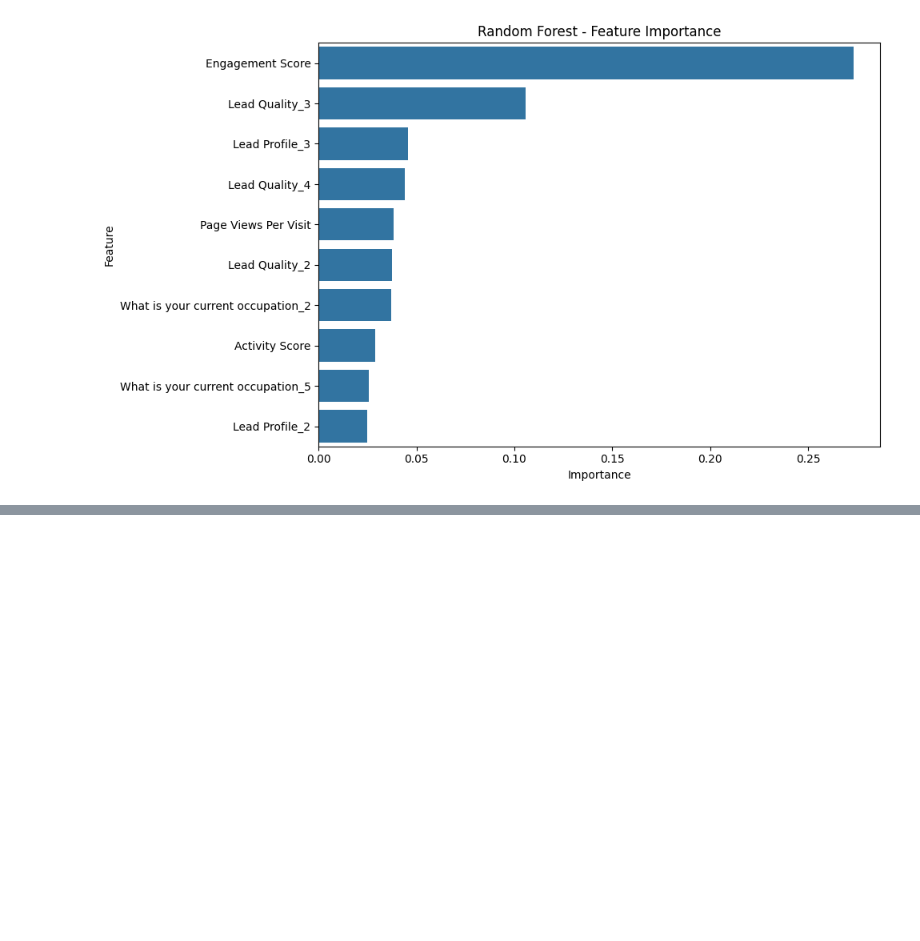
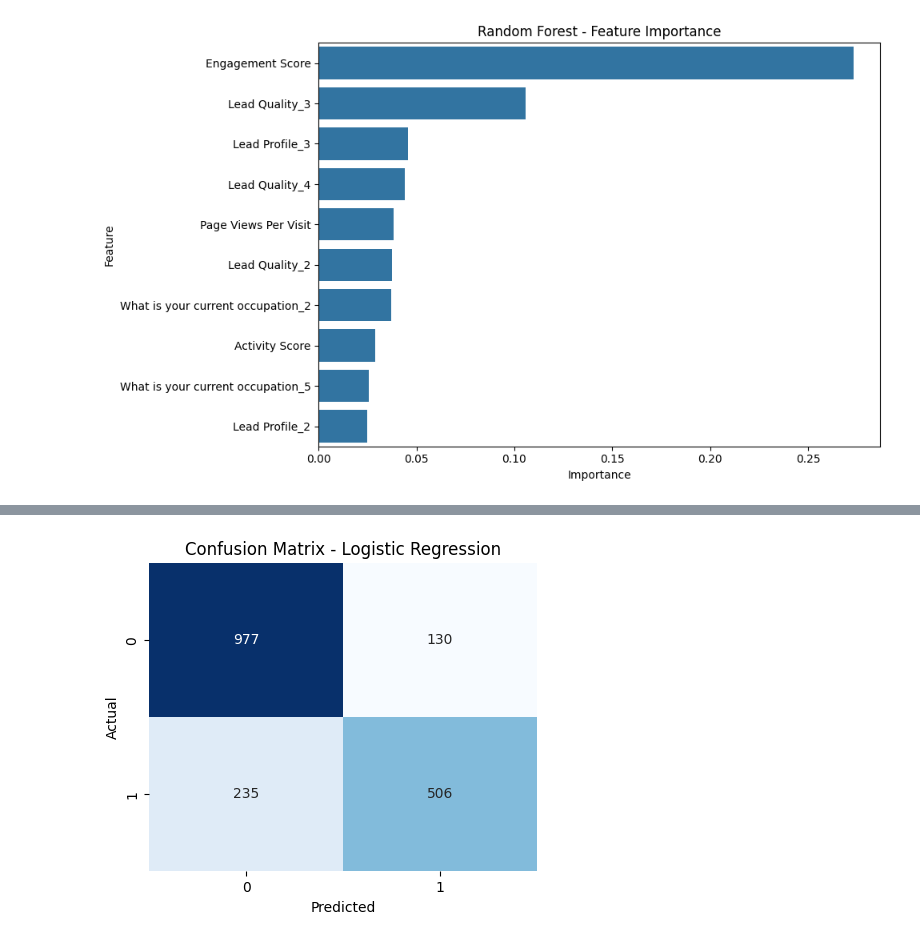
Before and after one commit to varshinipaluri/DataScience_LeadScoring, a Jupyter notebook: models_code.ipynb, the cells around one changed output, grey strips where cells are left out. Saved outputs shown, nothing was run; the diff lists cells and outputs as text; code cells hidden in the pictures; blank space fills up the shorter version.

```diff
--- a/updated_model.ipynb
+++ b/models_code.ipynb
@@ -10,8 +10,8 @@ from sklearn.metrics import confusion_matrix
 from sklearn.metrics import classification_report
 # %%
 # load data
-data = pd.read_csv('updated_model_features.csv')
-data.drop('Prospect ID',axis=1,inplace=True)
+data = pd.read_csv('selected_features.csv')
+data.drop(['Prospect ID'], axis=1, inplace=True)
 data.to_csv('final_features.csv',index=False)
 # %%
 X = data.drop('Converted', axis=1)
@@ -414,0 +365,85 @@ weighted avg       0.83      0.83      0.83      1848
+# %%
+# Import necessary libraries
+import numpy as np
+import pandas as pd
+import matplotlib.pyplot as plt
+import seaborn as sns
+
+from sklearn.model_selection import train_test_split
+from sklearn.metrics import accuracy_score, confusion_matrix, classification_report, roc_auc_score
+
+# Load the dataset
+data = pd.read_csv('updated_model_features.csv')
+
+# Define features (X) and target variable (y)
+X = data.drop('Converted', axis=1)
+y = data['Converted']
+
+# Split dataset into training (80%) and testing (20%)
+X_train, X_test, y_train, y_test = train_test_split(X, y, test_size=0.2, random_state=42)
+
+# Dictionary to store model results
+results = {}
+
+# Function to train, evaluate and store results of each model
+def evaluate_model(model, model_name):
+    """
+    Trains the model, makes predictions, evaluates performance, and stores results.
+    """
+    model.fit(X_train, y_train)  # Train model
+    predictions = model.predict(X_test)  # Predict on test data
+
+    # Compute evaluation metrics
+    accuracy = accuracy_score(y_test, predictions)
+    roc_auc = roc_auc_score(y_test, predictions)
+
+    # Store results
+    results[model_name] = {
+        'accuracy': accuracy,
+        'roc_auc': roc_auc,
+        'conf_matrix': confusion_matrix(y_test, predictions),
+        'classification_report': classification_report(y_test, predictions)
+    }
+
+    # Display Confusion Matrix
+    plt.figure(figsize=(5, 4))
+    sns.heatmap(results[model_name]['conf_matrix'], annot=True, fmt="d", cmap="Blues", cbar=False)
+    plt.xlabel('Predicted')
+    plt.ylabel('Actual')
+    plt.title(f'Confusion Matrix - {model_name}')
+    plt.show()
+
+    # Print Classification Report
+    print(f"Classification Report for {model_name}:\n{results[model_name]['classification_report']}")
+
+# 🔹 MODEL 1: Logistic Regression
+from sklearn.linear_model import LogisticRegression
+evaluate_model(LogisticRegression(max_iter=200, random_state=42), "Logistic Regression")
+
+# 🔹 MODEL 2: Decision Tree Classifier
+from sklearn.tree import DecisionTreeClassifier
+evaluate_model(DecisionTreeClassifier(random_state=42), "Decision Tree")
+
+# 🔹 MODEL 3: Random Forest Classifier
+from sklearn.ensemble import RandomForestClassifier
+evaluate_model(RandomForestClassifier(random_state=42), "Random Forest")
+
+# 🔹 MODEL 4: XGBoost Classifier
+import xgboost as xgb
+evaluate_model(xgb.XGBClassifier(random_state=42, use_label_encoder=False, eval_metric='logloss'), "XGBoost")
+
+# 🔹 MODEL 5: LightGBM Classifier
+import lightgbm as lgb
+evaluate_model(lgb.LGBMClassifier(random_state=42), "LightGBM")
+
+# 🔹 Model Comparison Table
+comparison = pd.DataFrame({
+    'Model': list(results.keys()),
+    'Accuracy': [res['accuracy'] for res in results.values()],
+    'ROC AUC': [res['roc_auc'] for res in results.values()]
+}).sort_values('ROC AUC', ascending=False)
+
+# Display the model comparison table
+print("\n🔹 Model Comparison Table:")
+print(comparison)
+# %% [output]
@@ -414,0 +457 @@ weighted avg       0.83      0.83      0.83      1848
+[figure, added]
```
Also changed, not shown: parts of 4 cells of this notebook, 14 other files.
